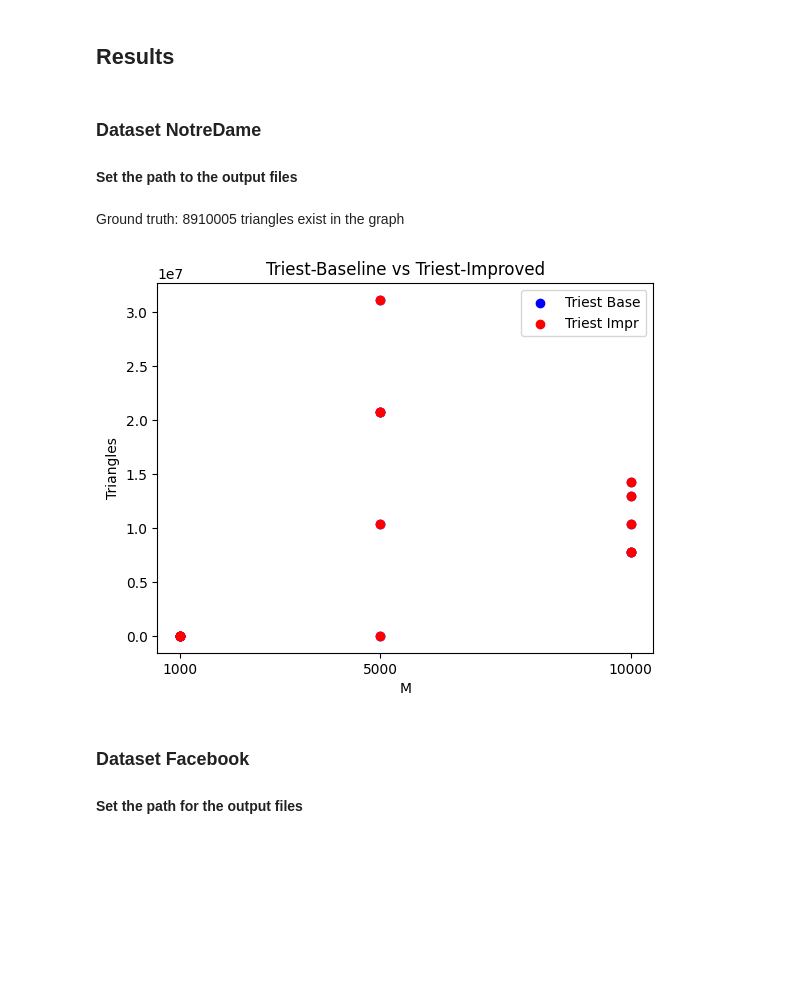
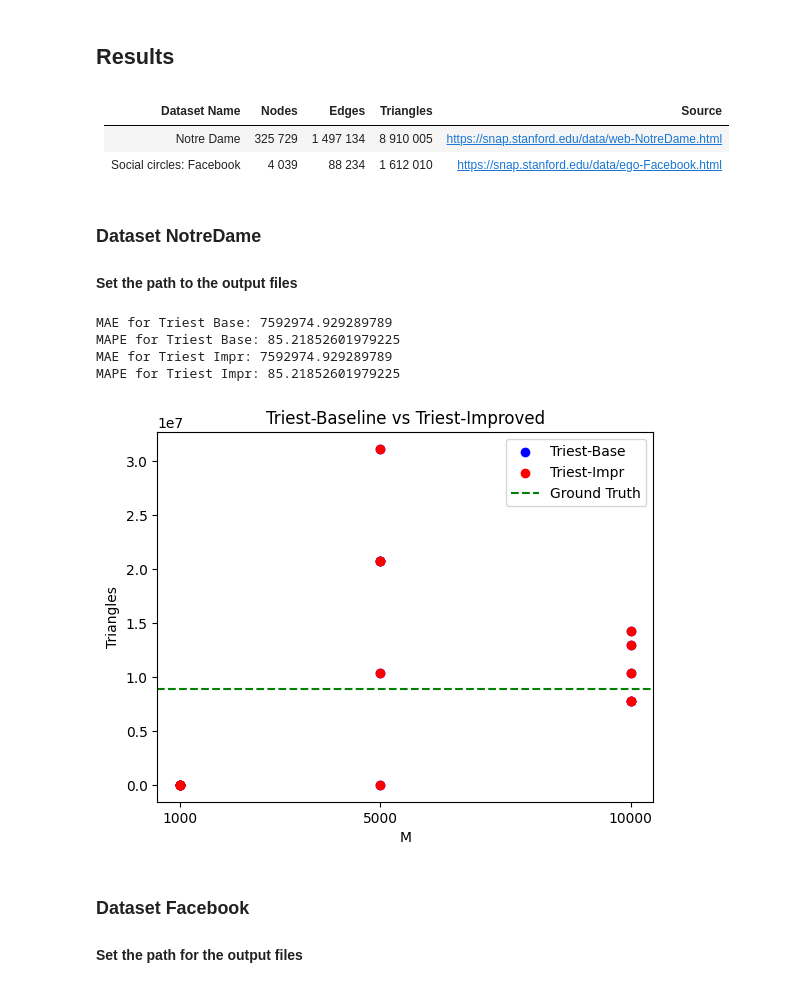
Before and after one commit to noeljn/Data-Mining, a Jupyter notebook: (3)_Mining_Data_Streams/code/main.ipynb, the cells around one changed output. Cells and saved outputs as stored; diff of their text form; code cells hidden in the pictures; blank space fills up the shorter version.

```diff
--- a/(3)_Mining_Data_Streams/code/main.ipynb
+++ b/(3)_Mining_Data_Streams/code/main.ipynb
@@ -66,18 +66,25 @@ with open("data/triest_impr.csv", "w") as f:
     writer.writerows(estimations)
 # %% [markdown]
 ## Results
+# %% [markdown]
+| Dataset Name | Nodes | Edges | Triangles | Source |
+| :---: | :---: | :---: | :---: | :---: |
+| Notre Dame | 325 729 | 1 497 134 | 8 910 005 | https://snap.stanford.edu/data/web-NotreDame.html |
+| Social circles: Facebook | 4 039 | 88 234 | 1 612 010 | https://snap.stanford.edu/data/ego-Facebook.html |
 # %% [markdown]
 ### Dataset NotreDame
 #### Set the path to the output files
 # %%
 path_triest_base = "../output/triest_base_notredame.csv"
 path_triest_impr = "../output/triest_impr_notredame.csv"
-# %% [markdown]
-Ground truth: 8910005 triangles exist in the graph
 # %%
-plot(path_triest_base, path_triest_base)
+plot(path_triest_base, path_triest_base, 8910005)
 # %% [output]
+MAE for Triest Base: 7592974.929289789
+MAPE for Triest Base: 85.21852601979225
+MAE for Triest Impr: 7592974.929289789
+MAPE for Triest Impr: 85.21852601979225
-[figure, old version]
+[figure, new version]
 # %% [markdown]
 ### Dataset Facebook
 #### Set the path for the output files
```
Also changed, not shown: parts of 6 cells of this notebook.
